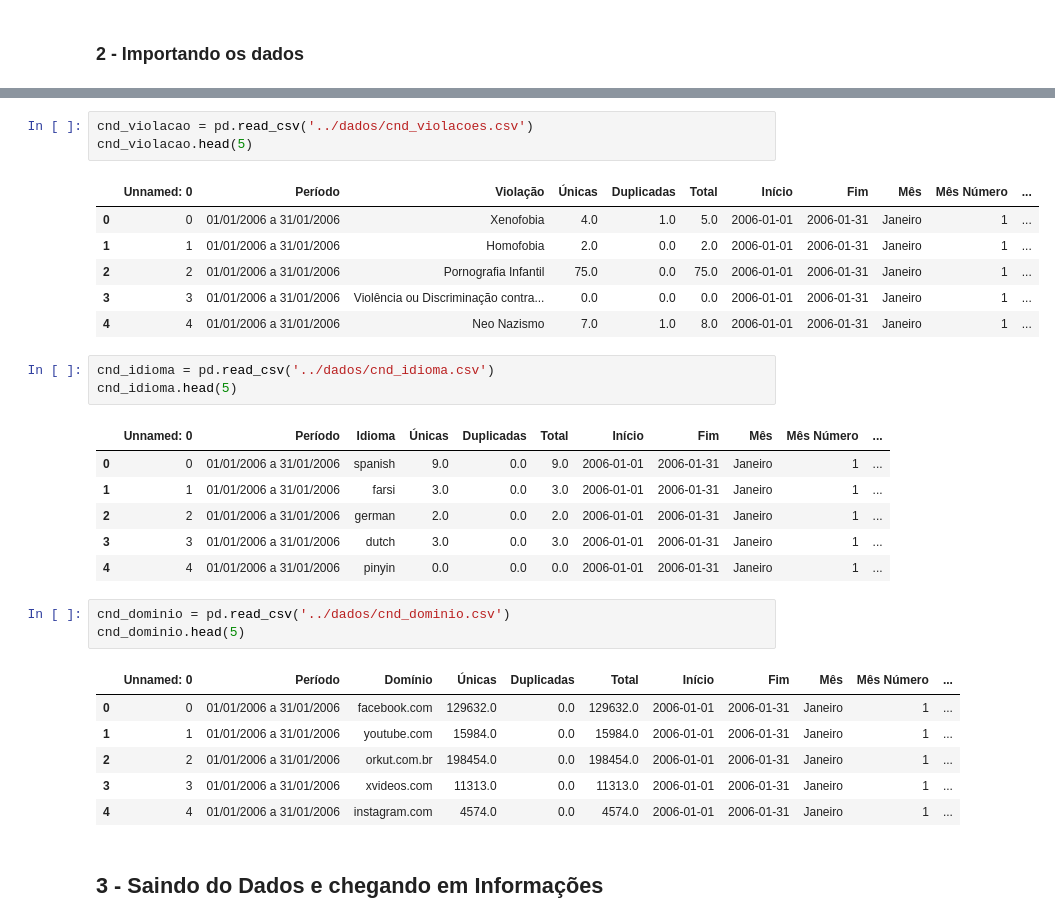
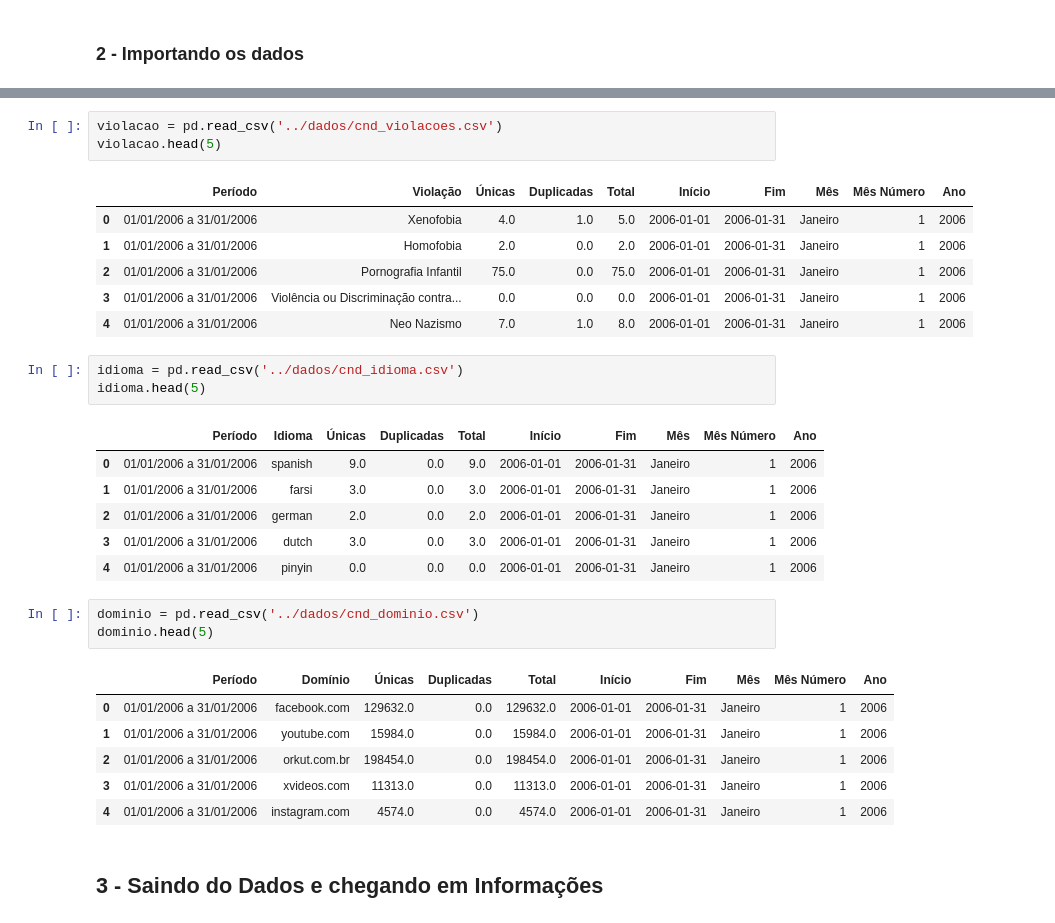
Before and after one commit to DeixeViver/eko-dados, a Jupyter notebook: Notebooks/explorando_indicadores_cnd.ipynb, the cells around one changed output, grey strips where cells are left out. Cells and saved outputs as stored; diff of their text form.

Commit message:
Subindo analises básicas + descritivo dos dados

```diff
--- a/Notebooks/explorando_indicadores_cnd.ipynb
+++ b/Notebooks/explorando_indicadores_cnd.ipynb
@@ -54,33 +55,33 @@ cnd_dominios
 # %%
-cnd_violacao = pd.read_csv('../dados/cnd_violacoes.csv')
-cnd_violacao.head(5)
+violacao = pd.read_csv('../dados/cnd_violacoes.csv')
+violacao.head(5)
 # %% [output]
-|  | Unnamed: 0 | Período | Violação | Únicas | Duplicadas | Total | Início | Fim | Mês | Mês Número | ... |
-| 0 | 0 | 01/01/2006 a 31/01/2006 | Xenofobia | 4.0 | 1.0 | 5.0 | 2006-01-01 | 2006-01-31 | Janeiro | 1 | ... |
-| 1 | 1 | 01/01/2006 a 31/01/2006 | Homofobia | 2.0 | 0.0 | 2.0 | 2006-01-01 | 2006-01-31 | Janeiro | 1 | ... |
-| 2 | 2 | 01/01/2006 a 31/01/2006 | Pornografia Infantil | 75.0 | 0.0 | 75.0 | 2006-01-01 | 2006-01-31 | Janeiro | 1 | ... |
-| 3 | 3 | 01/01/2006 a 31/01/2006 | Violência ou Discriminação contra... | 0.0 | 0.0 | 0.0 | 2006-01-01 | 2006-01-31 | Janeiro | 1 | ... |
-| 4 | 4 | 01/01/2006 a 31/01/2006 | Neo Nazismo | 7.0 | 1.0 | 8.0 | 2006-01-01 | 2006-01-31 | Janeiro | 1 | ... |
+|  | Período | Violação | Únicas | Duplicadas | Total | Início | Fim | Mês | Mês Número | Ano |
+| 0 | 01/01/2006 a 31/01/2006 | Xenofobia | 4.0 | 1.0 | 5.0 | 2006-01-01 | 2006-01-31 | Janeiro | 1 | 2006 |
+| 1 | 01/01/2006 a 31/01/2006 | Homofobia | 2.0 | 0.0 | 2.0 | 2006-01-01 | 2006-01-31 | Janeiro | 1 | 2006 |
+| 2 | 01/01/2006 a 31/01/2006 | Pornografia Infantil | 75.0 | 0.0 | 75.0 | 2006-01-01 | 2006-01-31 | Janeiro | 1 | 2006 |
+| 3 | 01/01/2006 a 31/01/2006 | Violência ou Discriminação contra... | 0.0 | 0.0 | 0.0 | 2006-01-01 | 2006-01-31 | Janeiro | 1 | 2006 |
+| 4 | 01/01/2006 a 31/01/2006 | Neo Nazismo | 7.0 | 1.0 | 8.0 | 2006-01-01 | 2006-01-31 | Janeiro | 1 | 2006 |
 # %%
-cnd_idioma = pd.read_csv('../dados/cnd_idioma.csv')
-cnd_idioma.head(5)
+idioma = pd.read_csv('../dados/cnd_idioma.csv')
+idioma.head(5)
 # %% [output]
-|  | Unnamed: 0 | Período | Idioma | Únicas | Duplicadas | Total | Início | Fim | Mês | Mês Número | ... |
-| 0 | 0 | 01/01/2006 a 31/01/2006 | spanish | 9.0 | 0.0 | 9.0 | 2006-01-01 | 2006-01-31 | Janeiro | 1 | ... |
-| 1 | 1 | 01/01/2006 a 31/01/2006 | farsi | 3.0 | 0.0 | 3.0 | 2006-01-01 | 2006-01-31 | Janeiro | 1 | ... |
-| 2 | 2 | 01/01/2006 a 31/01/2006 | german | 2.0 | 0.0 | 2.0 | 2006-01-01 | 2006-01-31 | Janeiro | 1 | ... |
-| 3 | 3 | 01/01/2006 a 31/01/2006 | dutch | 3.0 | 0.0 | 3.0 | 2006-01-01 | 2006-01-31 | Janeiro | 1 | ... |
-| 4 | 4 | 01/01/2006 a 31/01/2006 | pinyin | 0.0 | 0.0 | 0.0 | 2006-01-01 | 2006-01-31 | Janeiro | 1 | ... |
+|  | Período | Idioma | Únicas | Duplicadas | Total | Início | Fim | Mês | Mês Número | Ano |
+| 0 | 01/01/2006 a 31/01/2006 | spanish | 9.0 | 0.0 | 9.0 | 2006-01-01 | 2006-01-31 | Janeiro | 1 | 2006 |
+| 1 | 01/01/2006 a 31/01/2006 | farsi | 3.0 | 0.0 | 3.0 | 2006-01-01 | 2006-01-31 | Janeiro | 1 | 2006 |
+| 2 | 01/01/2006 a 31/01/2006 | german | 2.0 | 0.0 | 2.0 | 2006-01-01 | 2006-01-31 | Janeiro | 1 | 2006 |
+| 3 | 01/01/2006 a 31/01/2006 | dutch | 3.0 | 0.0 | 3.0 | 2006-01-01 | 2006-01-31 | Janeiro | 1 | 2006 |
+| 4 | 01/01/2006 a 31/01/2006 | pinyin | 0.0 | 0.0 | 0.0 | 2006-01-01 | 2006-01-31 | Janeiro | 1 | 2006 |
 # %%
-cnd_dominio = pd.read_csv('../dados/cnd_dominio.csv')
-cnd_dominio.head(5)
+dominio = pd.read_csv('../dados/cnd_dominio.csv')
+dominio.head(5)
 # %% [output]
-|  | Unnamed: 0 | Período | Domínio | Únicas | Duplicadas | Total | Início | Fim | Mês | Mês Número | ... |
-| 0 | 0 | 01/01/2006 a 31/01/2006 | facebook.com | 129632.0 | 0.0 | 129632.0 | 2006-01-01 | 2006-01-31 | Janeiro | 1 | ... |
-| 1 | 1 | 01/01/2006 a 31/01/2006 | youtube.com | 15984.0 | 0.0 | 15984.0 | 2006-01-01 | 2006-01-31 | Janeiro | 1 | ... |
-| 2 | 2 | 01/01/2006 a 31/01/2006 | orkut.com.br | 198454.0 | 0.0 | 198454.0 | 2006-01-01 | 2006-01-31 | Janeiro | 1 | ... |
-| 3 | 3 | 01/01/2006 a 31/01/2006 | xvideos.com | 11313.0 | 0.0 | 11313.0 | 2006-01-01 | 2006-01-31 | Janeiro | 1 | ... |
-| 4 | 4 | 01/01/2006 a 31/01/2006 | instagram.com | 4574.0 | 0.0 | 4574.0 | 2006-01-01 | 2006-01-31 | Janeiro | 1 | ... |
+|  | Período | Domínio | Únicas | Duplicadas | Total | Início | Fim | Mês | Mês Número | Ano |
+| 0 | 01/01/2006 a 31/01/2006 | facebook.com | 129632.0 | 0.0 | 129632.0 | 2006-01-01 | 2006-01-31 | Janeiro | 1 | 2006 |
+| 1 | 01/01/2006 a 31/01/2006 | youtube.com | 15984.0 | 0.0 | 15984.0 | 2006-01-01 | 2006-01-31 | Janeiro | 1 | 2006 |
+| 2 | 01/01/2006 a 31/01/2006 | orkut.com.br | 198454.0 | 0.0 | 198454.0 | 2006-01-01 | 2006-01-31 | Janeiro | 1 | 2006 |
+| 3 | 01/01/2006 a 31/01/2006 | xvideos.com | 11313.0 | 0.0 | 11313.0 | 2006-01-01 | 2006-01-31 | Janeiro | 1 | 2006 |
+| 4 | 01/01/2006 a 31/01/2006 | instagram.com | 4574.0 | 0.0 | 4574.0 | 2006-01-01 | 2006-01-31 | Janeiro | 1 | 2006 |
 # %% [markdown]
 ## 3 - Saindo do Dados e chegando em Informações
 # %% [markdown]
```
Also changed, not shown: parts of 12 cells of this notebook.
